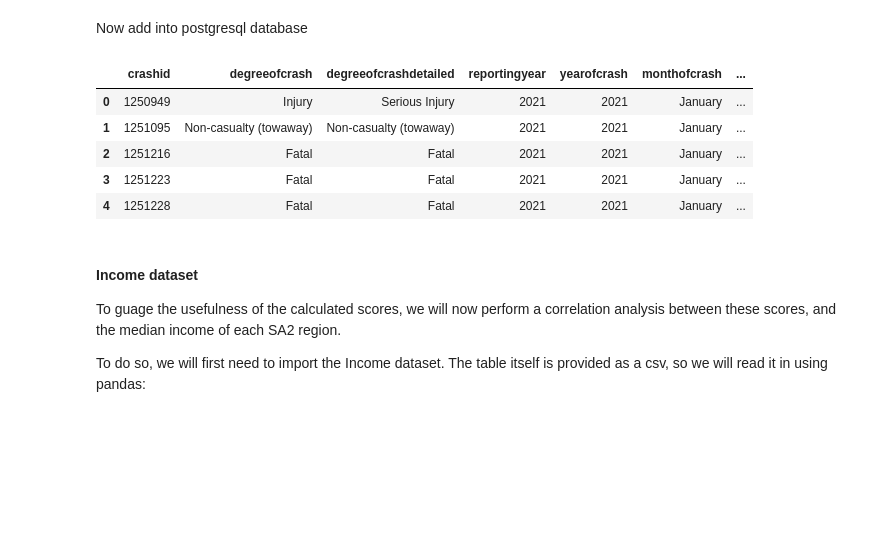
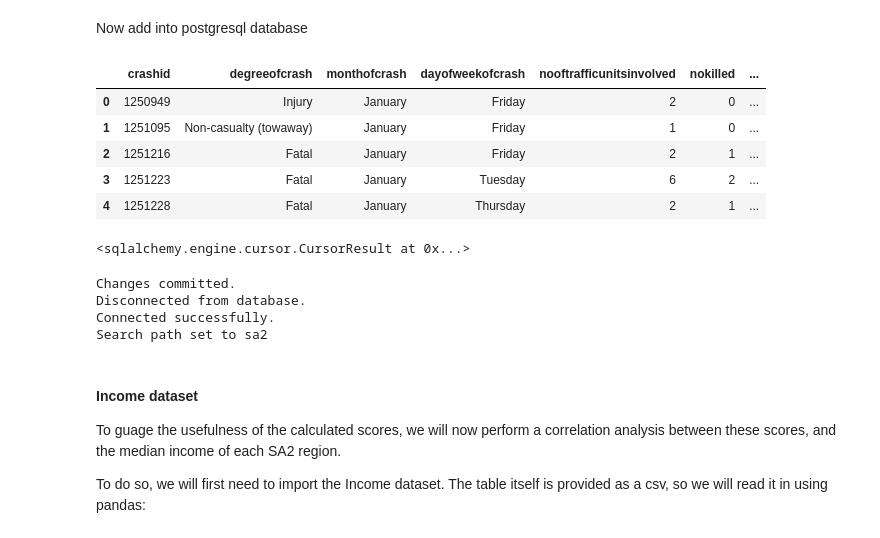
Before and after one commit to FixItChris/DATA2901, a Jupyter notebook: Report.ipynb, the cells around one changed output. Cells and saved outputs as stored; diff of their text form; code cells hidden in the pictures; blank space fills up the shorter version.

```diff
--- a/Report.ipynb
+++ b/Report.ipynb
@@ -1253,32 +1272,49 @@ Now add into postgresql database
 # %%
 sql = """
 DROP TABLE IF EXISTS crashes;
 CREATE TABLE crashes (
     crashid INTEGER PRIMARY KEY,
     degreeofcrash VARCHAR(100) NOT NULL,
     monthofcrash VARCHAR(100) NOT NULL,
     dayofweekofcrash VARCHAR(100) NOT NULL,
     nooftrafficunitsinvolved INTEGER NOT NULL,
     nokilled INTEGER NOT NULL,
     noseriouslyinjured INTEGER NOT NULL,
     nomoderatelyinjured INTEGER NOT NULL,
     nominorotherinjured INTEGER NOT NULL,
     geometry GEOMETRY(POINT, 4326) NOT NULL
 );
 """
+conn.execute(text(sql))
 
-conn.execute(sql)
-
-crashes_gdf.to_postgis('crashes', conn, schema="sa2", if_exists="append", index=False)
+crashes_gdf.to_sql('crashes', conn, schema="sa2", if_exists='append', index=False, dtype={'geometry' : geoalchemy2.Geometry('POINT', srid=4326)})
+#crashes_gdf.to_postgis('crashes', conn, schema="sa2", if_exists="append", index=False)
 
 query(conn, "SELECT * FROM crashes LIMIT 5;")
 # %% [output]
-|  | crashid | degreeofcrash | degreeofcrashdetailed | reportingyear | yearofcrash | monthofcrash | ... |
-| 0 | 1250949 | Injury | Serious Injury | 2021 | 2021 | January | ... |
-| 1 | 1251095 | Non-casualty (towaway) | Non-casualty (towaway) | 2021 | 2021 | January | ... |
-| 2 | 1251216 | Fatal | Fatal | 2021 | 2021 | January | ... |
-| 3 | 1251223 | Fatal | Fatal | 2021 | 2021 | January | ... |
-| 4 | 1251228 | Fatal | Fatal | 2021 | 2021 | January | ... |
+|  | crashid | degreeofcrash | monthofcrash | dayofweekofcrash | nooftrafficunitsinvolved | nokilled | ... |
+| 0 | 1250949 | Injury | January | Friday | 2 | 0 | ... |
+| 1 | 1251095 | Non-casualty (towaway) | January | Friday | 1 | 0 | ... |
+| 2 | 1251216 | Fatal | January | Friday | 2 | 1 | ... |
+| 3 | 1251223 | Fatal | January | Tuesday | 6 | 2 | ... |
+| 4 | 1251228 | Fatal | January | Thursday | 2 | 1 | ... |
+# %%
+sql = """
+DROP INDEX IF EXISTS idx_crashes_geom;
+CREATE INDEX IF NOT EXISTS idx_crashes_geom on crashes USING GIST (geometry);
+
+CLUSTER crashes USING idx_crashes_geom;
+"""
+conn.execute(text(sql))
+# %% [output]
+<sqlalchemy.engine.cursor.CursorResult at 0x...>
+# %%
+db, conn = pgreconnect(credentials, db, conn, 'sa2', True)
+# %% [output]
+Changes committed.
+Disconnected from database.
+Connected successfully.
+Search path set to sa2
 # %% [markdown]
 #### Income dataset
 To guage the usefulness of the calculated scores, we will now perform a correlation analysis between these scores, and the median income of each SA2 region.
```
Also changed, not shown: parts of 48 cells of this notebook.
